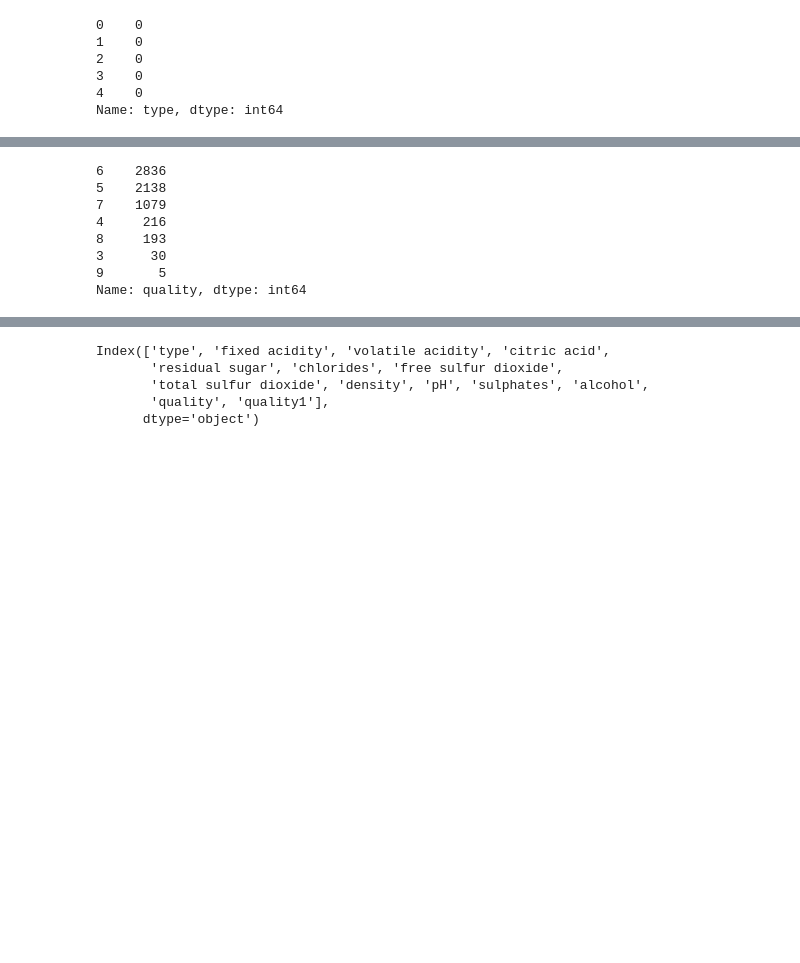
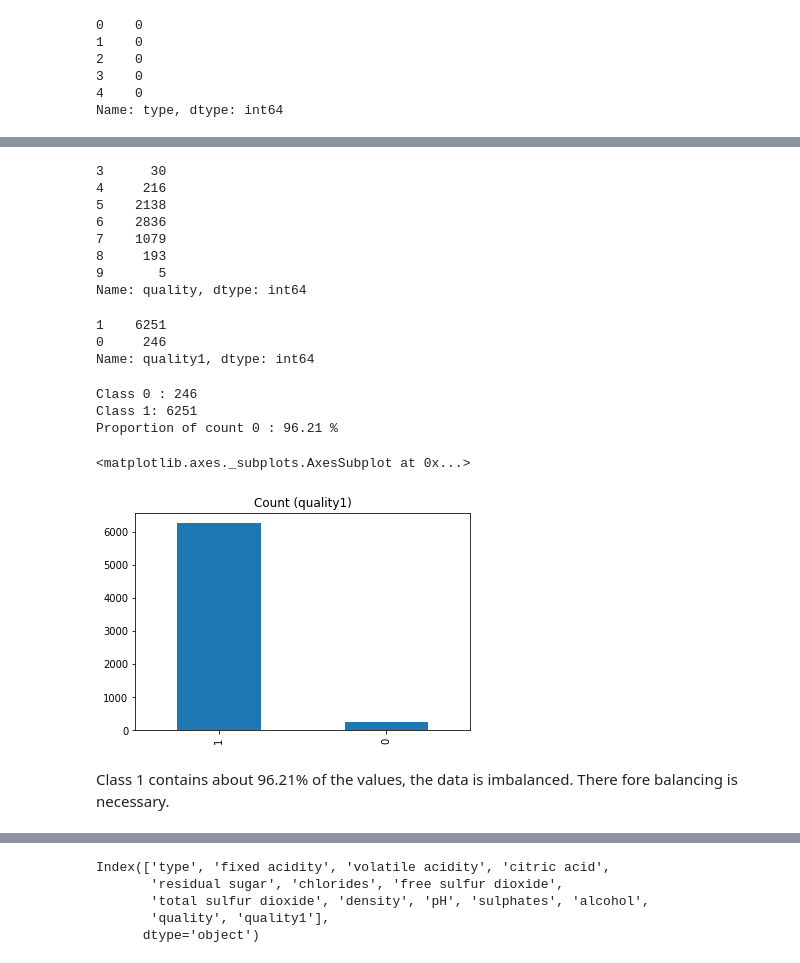
Before and after one commit to basangoudapatil/Project-1-WineQuality-, a Jupyter notebook: Project_1(WineQuality).ipynb, the cells around one changed output, grey strips where cells are left out. Drawn from its saved outputs; the diff is of its cells as text; code cells hidden in the pictures; blank space fills up the shorter version.

```diff
--- a/Project_1(WineQuality).ipynb
+++ b/Project_1(WineQuality).ipynb
@@ -104,16 +104,36 @@ df.describe()
 | 75% | 0.000000 | 7.700000 | 0.400000 | 0.390000 | 8.100000 | 0.065000 | 41.000000 | ... |
 | max | 1.000000 | 15.900000 | 1.580000 | 1.660000 | 65.800000 | 0.611000 | 289.000000 | ... |
 # %%
-df['quality'].value_counts()
+df['quality'].value_counts().sort_index(ascending = True)
 # %% [output]
+3      30
+4     216
+5    2138
 6    2836
-5    2138
 7    1079
-4     216
 8     193
-3      30
 9       5
 Name: quality, dtype: int64
 # %%
 #Encode the values using appropriate method
 df['quality1'] = [0 if i<5 else 1 for i in df.quality]
+df['quality1'].value_counts()
+# %% [output]
+1    6251
+0     246
+Name: quality1, dtype: int64
+# %%
+quality1_count = df.quality1.value_counts()
+print('Class 0 :', quality1_count[0])
+print('Class 1:', quality1_count[1])
+print('Proportion of count 0 :', round(quality1_count[1] * 100 / (quality1_count[1] + quality1_count[0]), 2), '%')
+
+quality1_count.plot(kind = 'bar', title = 'Count (quality1)')
+# %% [output]
+Class 0 : 246
+Class 1: 6251
+Proportion of count 0 : 96.21 %
+<matplotlib.axes._subplots.AxesSubplot at 0x...>
+[figure, added]
+# %% [markdown]
+Class 1 contains about 96.21% of the values, the data is imbalanced. There fore balancing is necessary.
```
Also changed, not shown: parts of 23 cells of this notebook.
